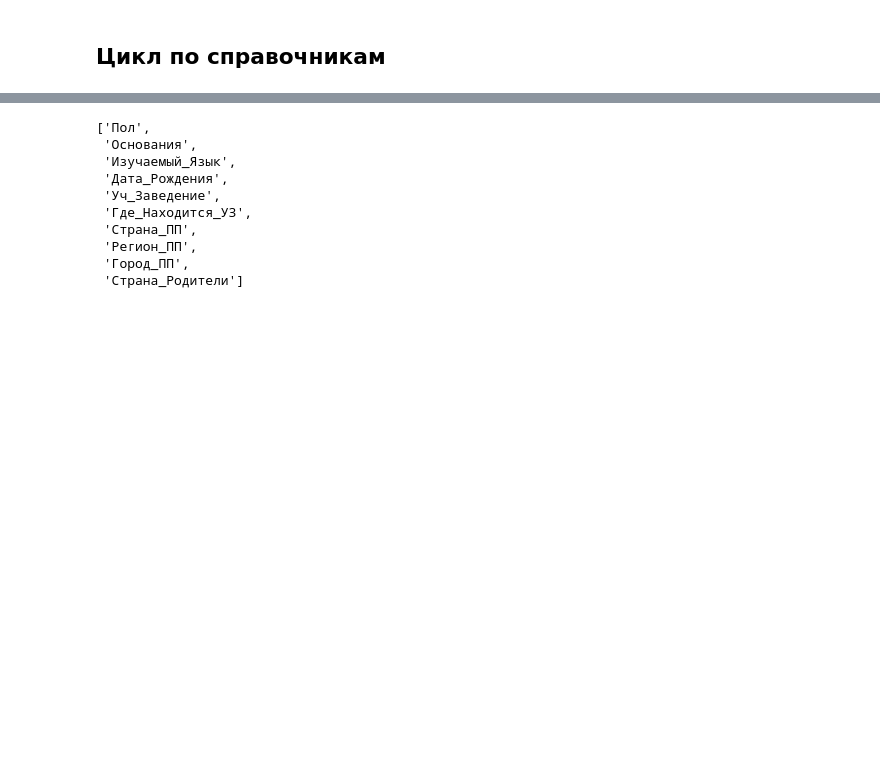
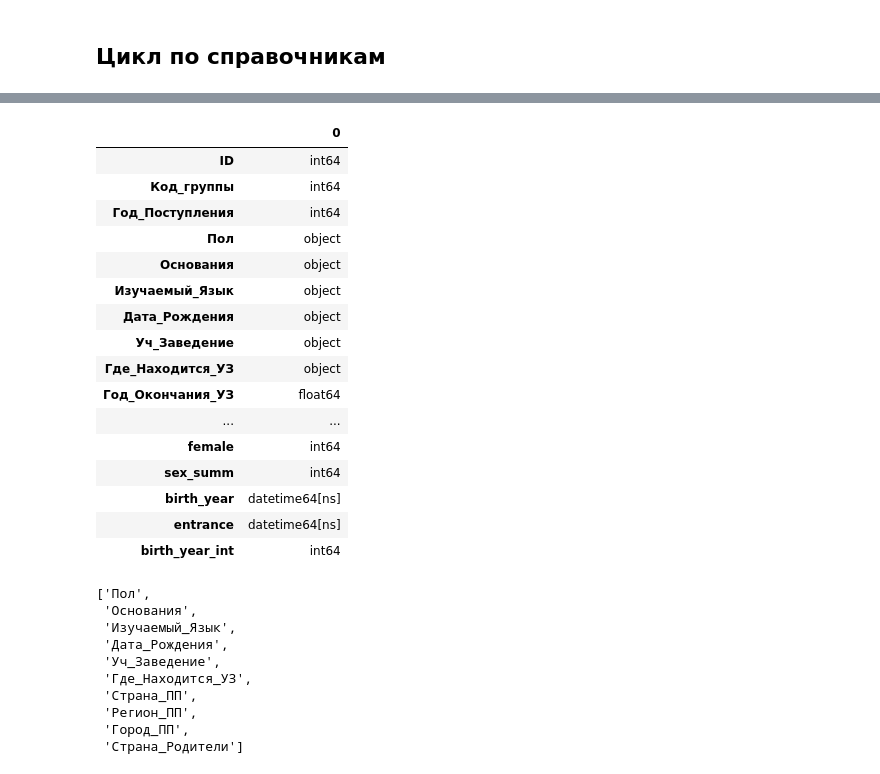
Before and after one commit to RomanZorkin/digital_match_altay, a Jupyter notebook: notebooks/test.ipynb, the cells around one changed output, grey strips where cells are left out. Drawn from its saved outputs; the diff is of its cells as text; code cells hidden in the pictures; blank space fills up the shorter version.

```diff
--- a/notebooks/test.ipynb
+++ b/notebooks/test.ipynb
@@ -384,5 +402,5 @@ basis_dict
 # %%
 def get_code(x):
     return basis_dict[x]
-clean_frame['basis'] = clean_frame['Основания'].apply(get_code)
-clean_frame.head(3)
+#clean_frame['basis'] = clean_frame['Основания'].apply(get_code)
+#clean_frame.head(3)
@@ -448,5 +460,5 @@ basis_dict
 # %%
 def get_code(x):
     return basis_dict[x]
-clean_frame['language'] = clean_frame['Изучаемый_Язык'].apply(get_code)
-clean_frame.head(3)
+#clean_frame['language'] = clean_frame['Изучаемый_Язык'].apply(get_code)
+#clean_frame.head(3)
@@ -501,0 +508,21 @@ input_train
+# %%
+column_types = clean_frame.dtypes.to_frame()
+column_types
+# %% [output]
+|  | 0 |
+| ID | int64 |
+| Код_группы | int64 |
+| Год_Поступления | int64 |
+| Пол | object |
+| Основания | object |
+| Изучаемый_Язык | object |
+| Дата_Рождения | object |
+| Уч_Заведение | object |
+| Где_Находится_УЗ | object |
+| Год_Окончания_УЗ | float64 |
+| ... | ... |
+| female | int64 |
+| sex_summ | int64 |
+| birth_year | datetime64[ns] |
+| entrance | datetime64[ns] |
+| birth_year_int | int64 |
```
Also changed, not shown: parts of 32 cells of this notebook.
